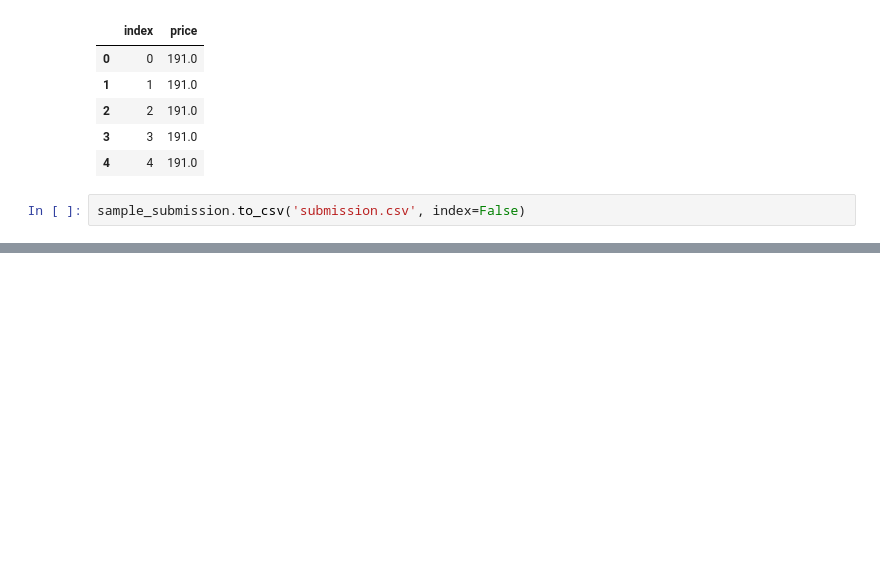
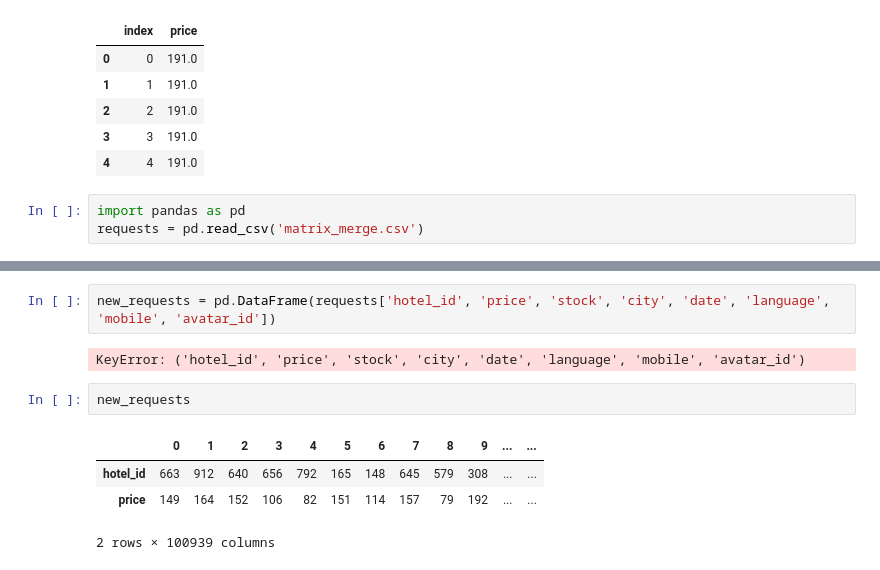
Before and after one commit to EliseBcl/D-fi_IA_2023, a Jupyter notebook: tutoriel-d-fi-ia-2023.ipynb, the cells around one changed output, grey strips where cells are left out. Cells and saved outputs as stored; diff of their text form; blank space fills up the shorter version.

```diff
--- a/tutoriel-d-fi-ia-2023.ipynb
+++ b/tutoriel-d-fi-ia-2023.ipynb
@@ -479,4 +415,5 @@ sample_submission.head()
 | 3 | 3 | 191.0 |
 | 4 | 4 | 191.0 |
 # %%
-sample_submission.to_csv('submission.csv', index=False)
+import pandas as pd
+requests = pd.read_csv('matrix_merge.csv')
@@ -482,0 +456,11 @@ sample_submission.to_csv('submission.csv', index=False)
+# %%
+new_requests = pd.DataFrame(requests['hotel_id', 'price', 'stock', 'city', 'date', 'language', 'mobile', 'avatar_id'])
+# %% [output]
+KeyError: ('hotel_id', 'price', 'stock', 'city', 'date', 'language', 'mobile', 'avatar_id')
+# %%
+new_requests
+# %% [output]
+|  | 0 | 1 | 2 | 3 | 4 | 5 | 6 | 7 | 8 | 9 | ... | ... |
+| hotel_id | 663 | 912 | 640 | 656 | 792 | 165 | 148 | 645 | 579 | 308 | ... | ... |
+| price | 149 | 164 | 152 | 106 | 82 | 151 | 114 | 157 | 79 | 192 | ... | ... |
+2 rows × 100939 columns
```
Also changed, not shown: parts of 5 cells of this notebook.
